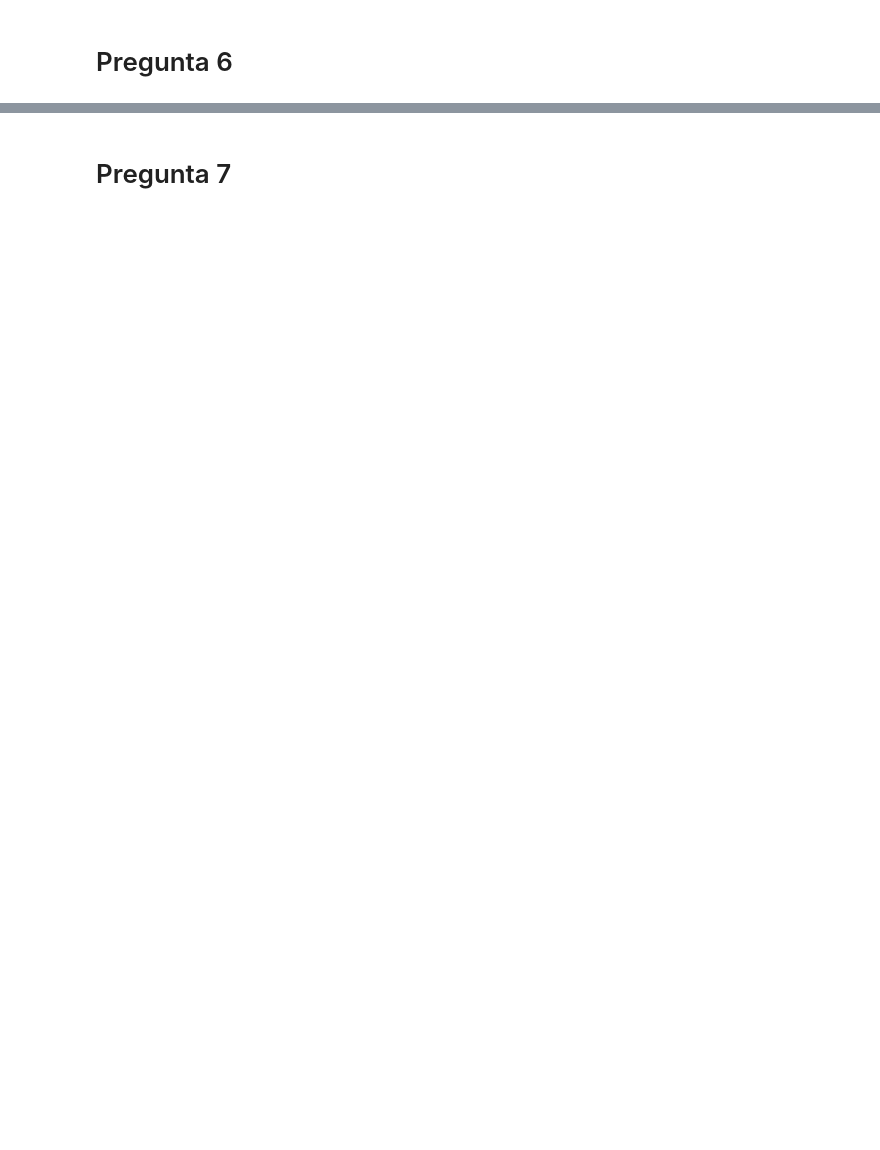
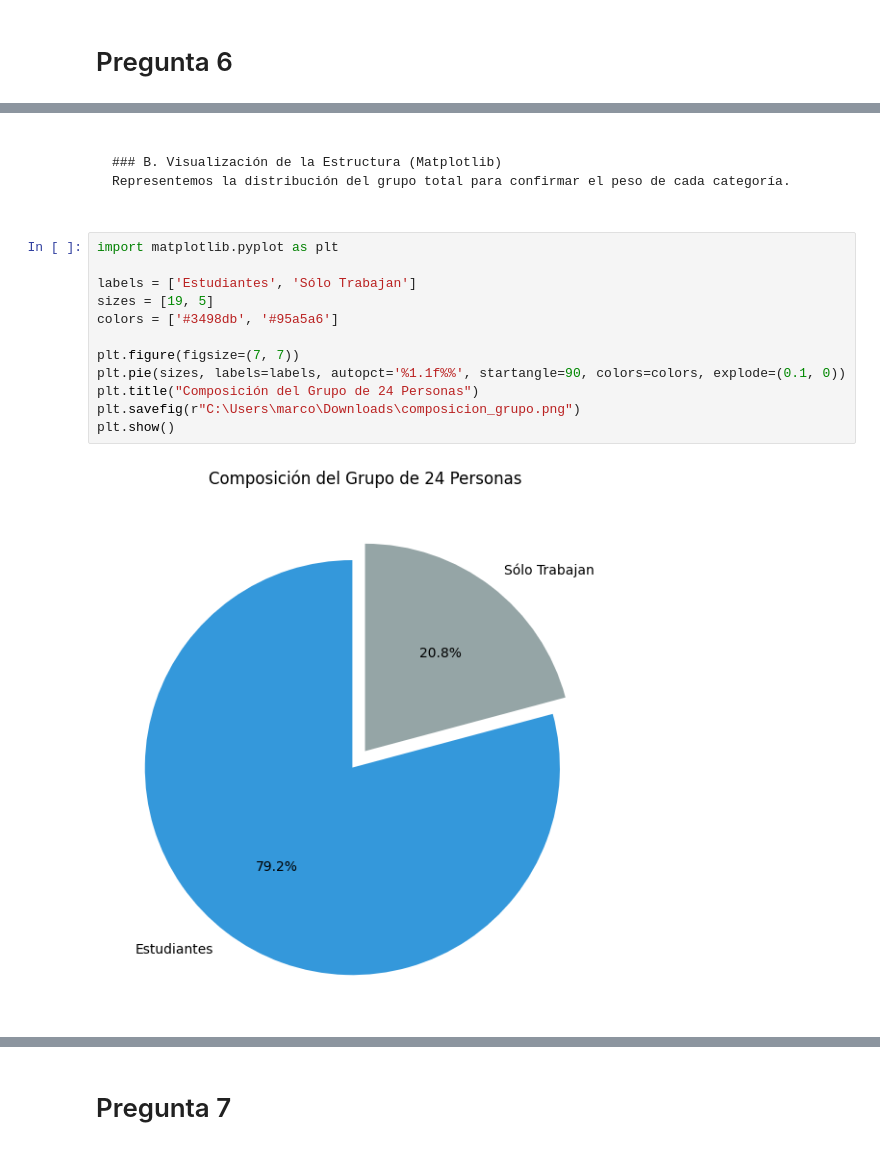
Before and after one commit to marco-canas/camino-udea, a Jupyter notebook: 3_lenguaje_proposicional/clase_01_diagnostico_y_analisis_del_lenguaje/clase1_lenguaje_proposicional.ipynb, the cells around one changed output, grey strips where cells are left out. Saved outputs shown, nothing was run; the diff lists cells and outputs as text; blank space fills up the shorter version.

````diff
--- a/3_lenguaje_proposicional/clase_01_diagnostico_y_analisis_del_lenguaje/clase1_lenguaje_proposicional.ipynb
+++ b/3_lenguaje_proposicional/clase_01_diagnostico_y_analisis_del_lenguaje/clase1_lenguaje_proposicional.ipynb
@@ -2480,0 +2630,19 @@ Hemos completado el análisis exhaustivo de todos los ejercicios de lógica, con
+# %% [markdown]
+```
+
+### B. Visualización de la Estructura (Matplotlib)
+Representemos la distribución del grupo total para confirmar el peso de cada categoría.
+# %%
+import matplotlib.pyplot as plt
+
+labels = ['Estudiantes', 'Sólo Trabajan']
+sizes = [19, 5]
+colors = ['#3498db', '#95a5a6']
+
+plt.figure(figsize=(7, 7))
+plt.pie(sizes, labels=labels, autopct='%1.1f%%', startangle=90, colors=colors, explode=(0.1, 0))
+plt.title("Composición del Grupo de 24 Personas")
+plt.savefig(r"C:\Users\marco\Downloads\composicion_grupo.png")
+plt.show()
+# %% [output]
+[figure, added]
````
Also changed, not shown: parts of 64 cells of this notebook, 1 other file.
